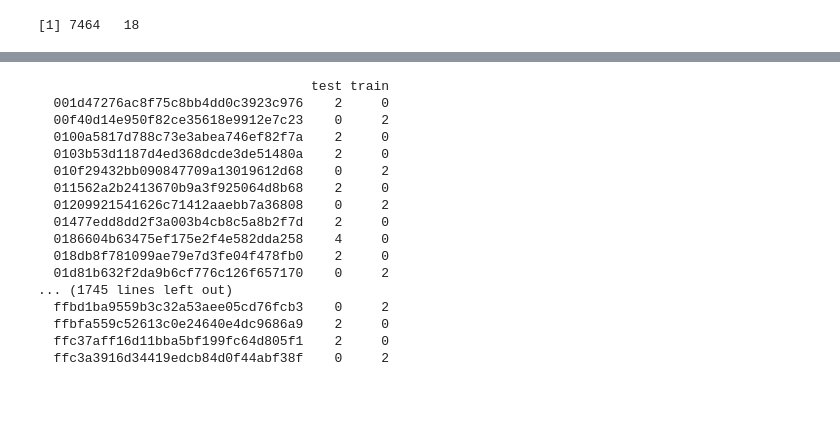
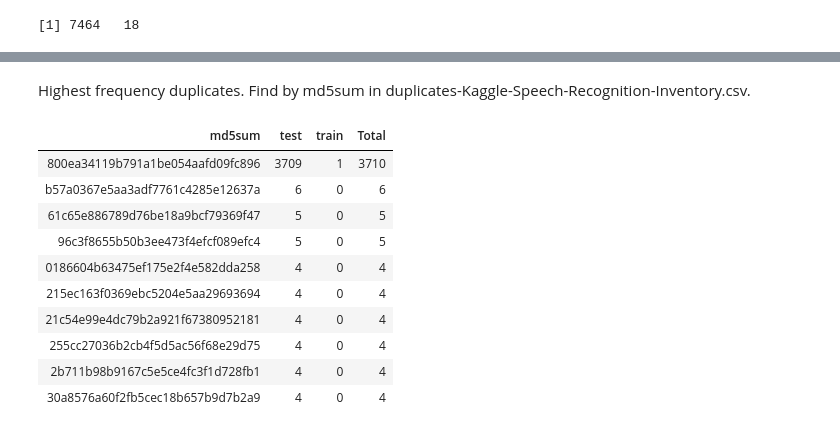
Before and after one commit to EarlGlynn/kaggle-speech-recognition, a Jupyter notebook: Jupyter/00-WAV-File-Inventory-Duplicates/00-WAV-File-Inventory.ipynb, the cells around one changed output, grey strips where cells are left out. Cells and saved outputs as stored; diff of their text form; code cells hidden in the pictures; blank space fills up the shorter version.

```diff
--- a/Jupyter/00-WAV-File-Inventory-Duplicates/00-WAV-File-Inventory.ipynb
+++ b/Jupyter/00-WAV-File-Inventory-Duplicates/00-WAV-File-Inventory.ipynb
@@ -572,26 +583,28 @@ head(duplicates)
 | test/audio/clip_622472139.wav | test |  | 622472139 | 0 | wav | 16000 | -9117 | -1586.1 | -60.25 | -2 | ... |
 | test/audio/clip_c89b44152.wav | test |  | c89b44152 | 0 | wav | 16000 | -9117 | -1586.1 | -60.25 | -2 | ... |
 # %%
-duplicatesSummary <- table(duplicates$md5sum, duplicates$dataset)
-duplicatesSummary
+duplicatesSummary <- as.data.frame.matrix( table(duplicates$md5sum, duplicates$dataset) )
+duplicatesSummary$Total <- duplicatesSummary$test + duplicatesSummary$train
-# %% [output]
-                                   test train
-  001d47276ac8f75c8bb4dd0c3923c976    2     0
-  00f40d14e950f82ce35618e9912e7c23    0     2
-  0100a5817d788c73e3abea746ef82f7a    2     0
-  0103b53d1187d4ed368dcde3de51480a    2     0
-  010f29432bb090847709a13019612d68    0     2
-  011562a2b2413670b9a3f925064d8b68    2     0
-  01209921541626c71412aaebb7a36808    0     2
-  01477edd8dd2f3a003b4cb8c5a8b2f7d    2     0
-  0186604b63475ef175e2f4e582dda258    4     0
-  018db8f781099ae79e7d3fe04f478fb0    2     0
-  01d81b632f2da9b6cf776c126f657170    0     2
-... (1745 lines left out)
-  ffbd1ba9559b3c32a53aee05cd76fcb3    0     2
-  ffbfa559c52613c0e24640e4dc9686a9    2     0
-  ffc37aff16d11bba5bf199fc64d805f1    2     0
-  ffc3a3916d34419edcb84d0f44abf38f    0     2
+# %%
+duplicatesSummary <- duplicatesSummary                %>%
+                     rownames_to_column(var="md5sum") %>%
+                     arrange(desc(Total))
+# %% [markdown]
+Highest frequency duplicates.  Find by md5sum in duplicates-Kaggle-Speech-Recognition-Inventory.csv.
+# %%
+head(duplicatesSummary, 10)
+# %% [output]
+| md5sum | test | train | Total |
+| 800ea34119b791a1be054aafd09fc896 | 3709 | 1 | 3710 |
+| b57a0367e5aa3adf7761c4285e12637a | 6 | 0 | 6 |
+| 61c65e886789d76be18a9bcf79369f47 | 5 | 0 | 5 |
+| 96c3f8655b50b3ee473f4efcf089efc4 | 5 | 0 | 5 |
+| 0186604b63475ef175e2f4e582dda258 | 4 | 0 | 4 |
+| 215ec163f0369ebc5204e5aa29693694 | 4 | 0 | 4 |
+| 21c54e99e4dc79b2a921f67380952181 | 4 | 0 | 4 |
+| 255cc27036b2cb4f5d5ac56f68e29d75 | 4 | 0 | 4 |
+| 2b711b98b9167c5e5ce4fc3f1d728fb1 | 4 | 0 | 4 |
+| 30a8576a60f2fb5cec18b657b9d7b2a9 | 4 | 0 | 4 |
 # %%
 write.csv(duplicates,        "duplicates-Kaggle-Speech-Recognition-Inventory.csv", row.names=FALSE)
 write.csv(duplicatesSummary, "duplicates-Summary.csv")
```
Also changed, not shown: parts of 17 cells of this notebook, 1 other file.
